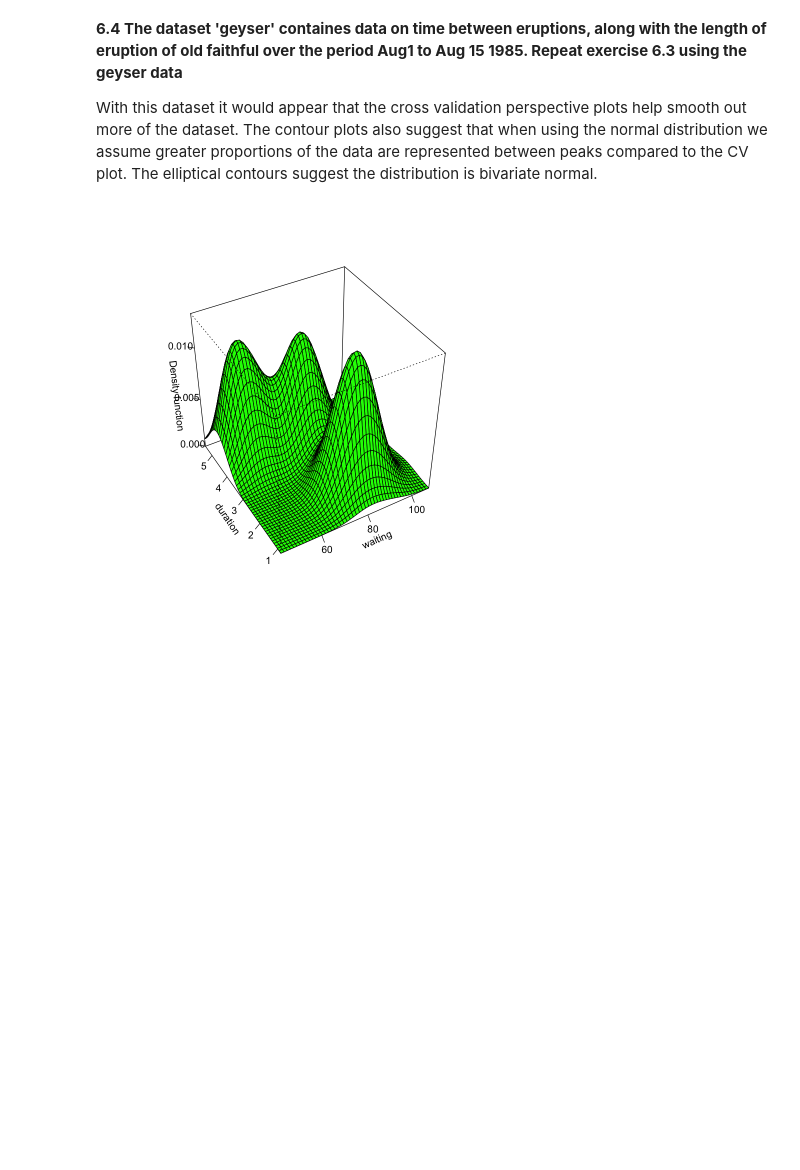
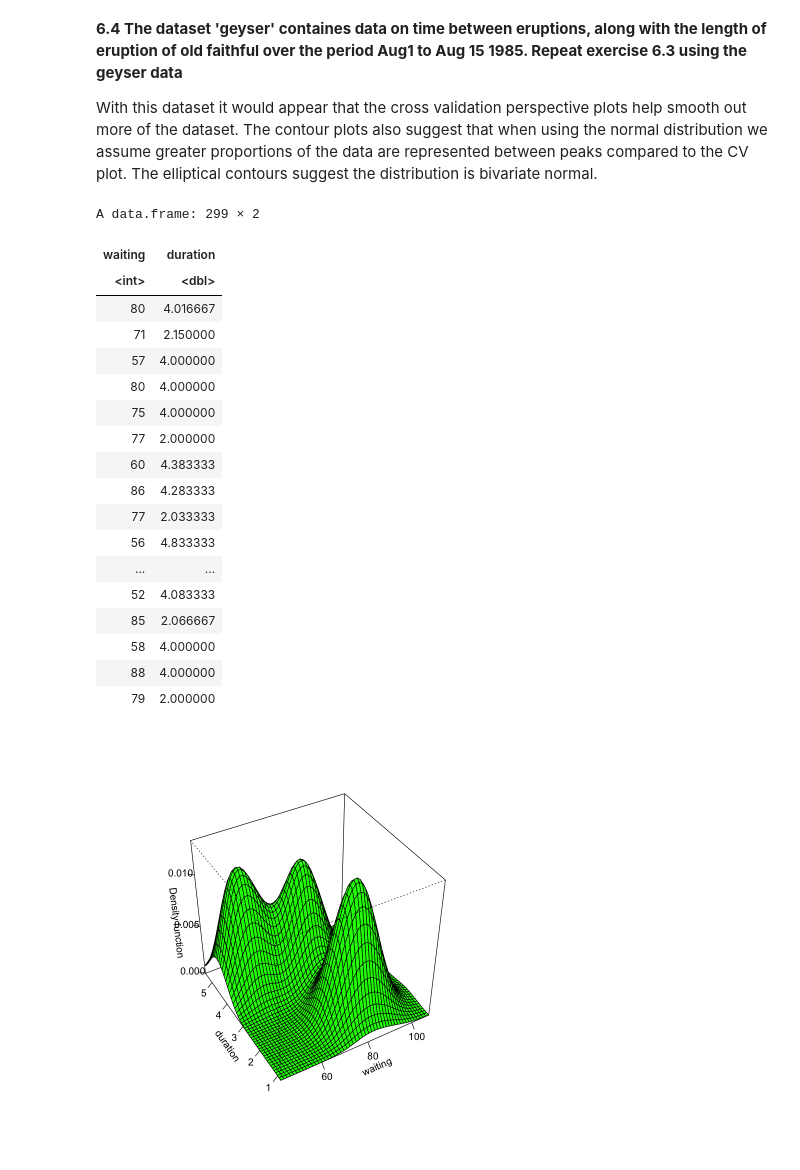
Before and after one commit to aporter1350/nonparametrics, a Jupyter notebook: code/Hw6.ipynb, the cells around one changed output. Saved outputs shown, nothing was run; the diff lists cells and outputs as text; code cells hidden in the pictures; blank space fills up the shorter version.

```diff
--- a/code/Hw6.ipynb
+++ b/code/Hw6.ipynb
@@ -119 +147,23 @@ With this dataset it would appear that the cross validation perspective plots he
+# %%
+geyser
+# %% [output]
+A data.frame: 299 × 2
+| waiting | duration |
+| <int> | <dbl> |
+| 80 | 4.016667 |
+| 71 | 2.150000 |
+| 57 | 4.000000 |
+| 80 | 4.000000 |
+| 75 | 4.000000 |
+| 77 | 2.000000 |
+| 60 | 4.383333 |
+| 86 | 4.283333 |
+| 77 | 2.033333 |
+| 56 | 4.833333 |
+| ... | ... |
+| 52 | 4.083333 |
+| 85 | 2.066667 |
+| 58 | 4.000000 |
+| 88 | 4.000000 |
+| 79 | 2.000000 |
 # %%
```
Also changed, not shown: parts of 5 cells of this notebook, 7 other files.
